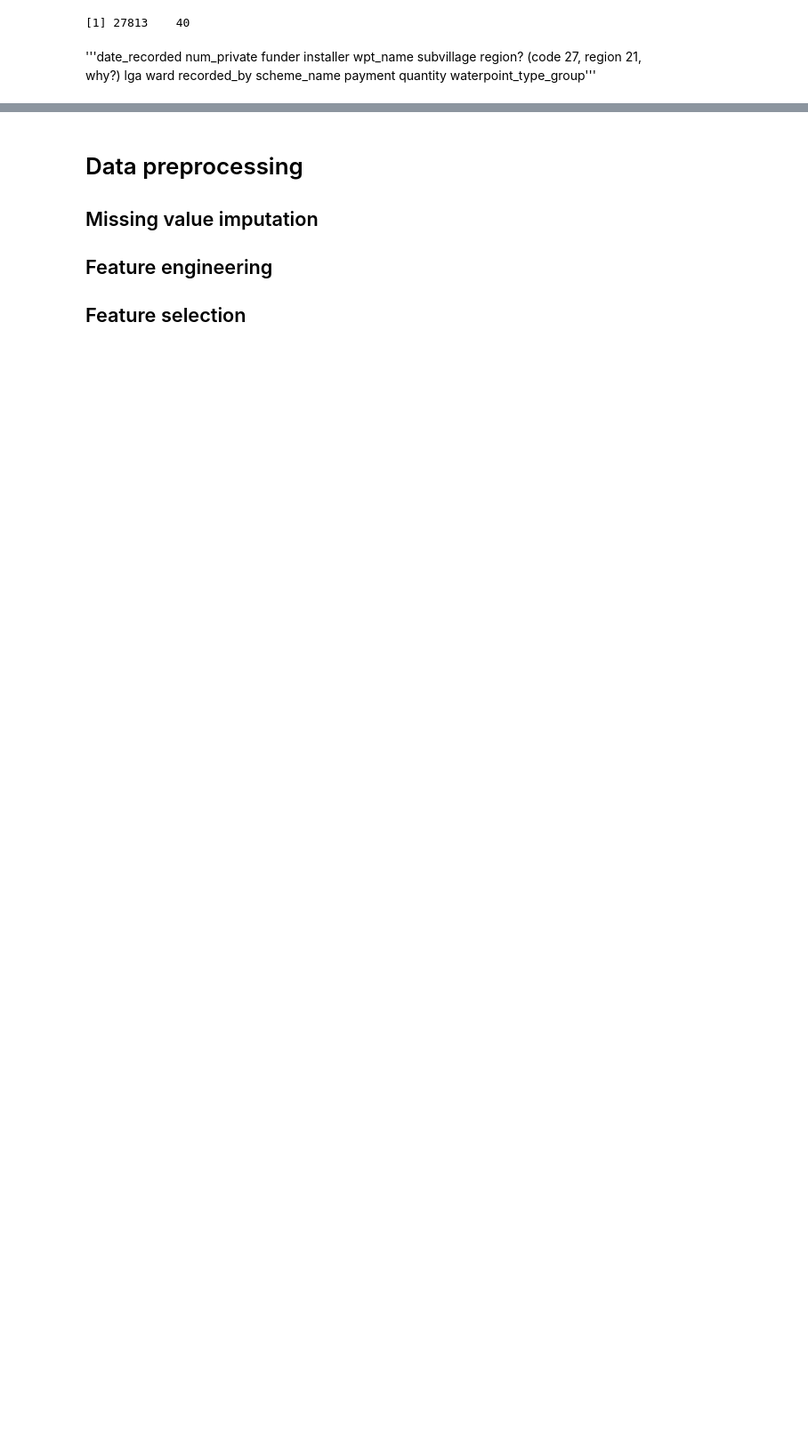
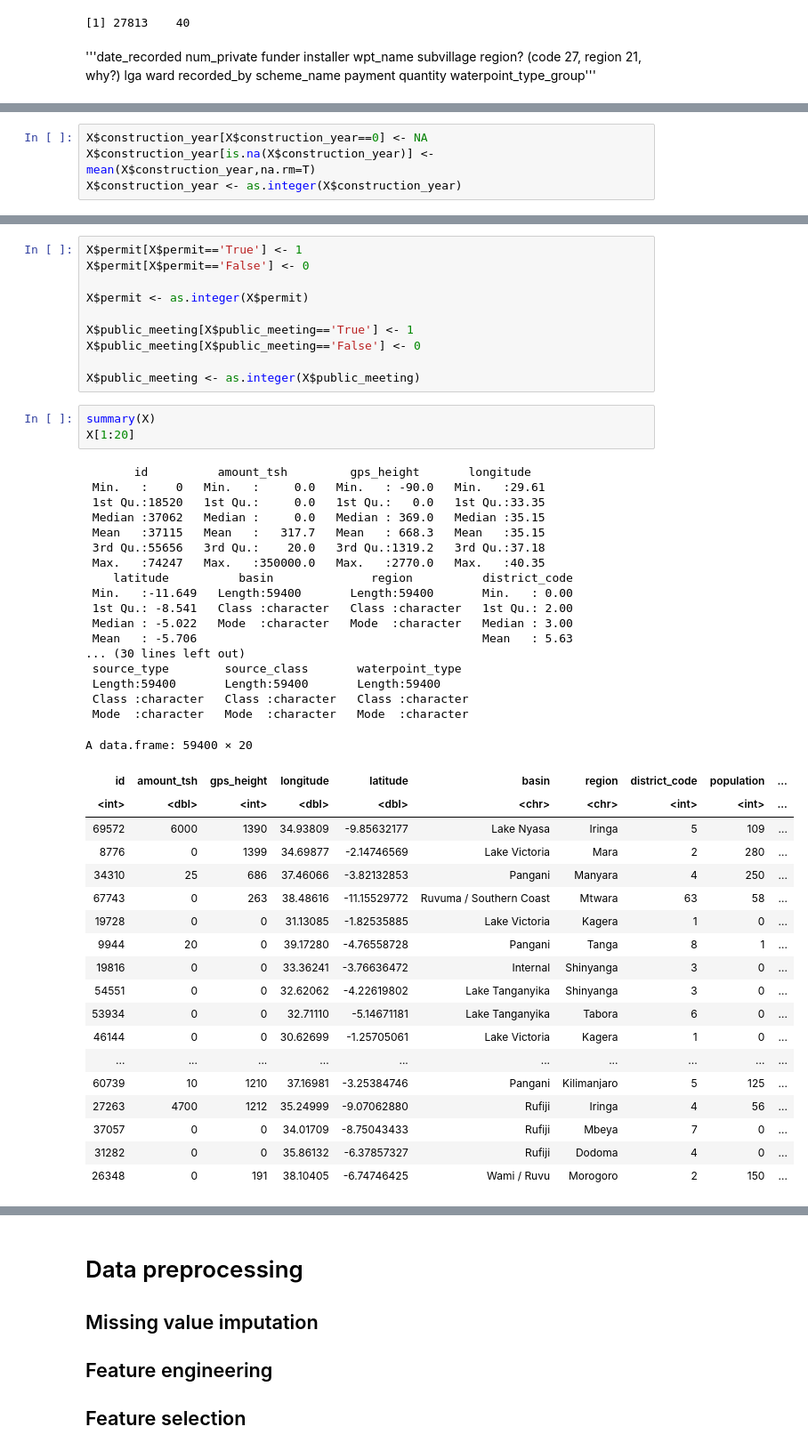
Before and after one commit to Maxlanglet/Projet_ML, a Jupyter notebook: ReportTemplate.ipynb, the cells around one changed output, grey strips where cells are left out. Shown: that part at 89% size. Cells and saved outputs as stored; diff of their text form; blank space fills up the shorter version.

```diff
--- a/ReportTemplate.ipynb
+++ b/ReportTemplate.ipynb
@@ -157,0 +221,4 @@ data1<-replace(dataset,dataset=='',NA)#Replaced to NA
+# %%
+X$construction_year[X$construction_year==0] <- NA
+X$construction_year[is.na(X$construction_year)] <- mean(X$construction_year,na.rm=T)
+X$construction_year <- as.integer(X$construction_year)
@@ -157,0 +234,50 @@ data1<-replace(dataset,dataset=='',NA)#Replaced to NA
+# %%
+X$permit[X$permit=='True'] <- 1
+X$permit[X$permit=='False'] <- 0
+
+X$permit <- as.integer(X$permit)
+
+X$public_meeting[X$public_meeting=='True'] <- 1
+X$public_meeting[X$public_meeting=='False'] <- 0
+
+X$public_meeting <- as.integer(X$public_meeting)
+# %%
+summary(X)
+X[1:20]
+# %% [output]
+       id          amount_tsh         gps_height       longitude
+ Min.   :    0   Min.   :     0.0   Min.   : -90.0   Min.   :29.61
+ 1st Qu.:18520   1st Qu.:     0.0   1st Qu.:   0.0   1st Qu.:33.35
+ Median :37062   Median :     0.0   Median : 369.0   Median :35.15
+ Mean   :37115   Mean   :   317.7   Mean   : 668.3   Mean   :35.15
+ 3rd Qu.:55656   3rd Qu.:    20.0   3rd Qu.:1319.2   3rd Qu.:37.18
+ Max.   :74247   Max.   :350000.0   Max.   :2770.0   Max.   :40.35
+    latitude          basin              region          district_code
+ Min.   :-11.649   Length:59400       Length:59400       Min.   : 0.00
+ 1st Qu.: -8.541   Class :character   Class :character   1st Qu.: 2.00
+ Median : -5.022   Mode  :character   Mode  :character   Median : 3.00
+ Mean   : -5.706                                         Mean   : 5.63
+... (30 lines left out)
+ source_type        source_class       waterpoint_type
+ Length:59400       Length:59400       Length:59400
+ Class :character   Class :character   Class :character
+ Mode  :character   Mode  :character   Mode  :character
+A data.frame: 59400 × 20
+| id | amount_tsh | gps_height | longitude | latitude | basin | region | district_code | population | ... |
+| <int> | <dbl> | <int> | <dbl> | <dbl> | <chr> | <chr> | <int> | <int> | ... |
+| 69572 | 6000 | 1390 | 34.93809 | -9.85632177 | Lake Nyasa | Iringa | 5 | 109 | ... |
+| 8776 | 0 | 1399 | 34.69877 | -2.14746569 | Lake Victoria | Mara | 2 | 280 | ... |
+| 34310 | 25 | 686 | 37.46066 | -3.82132853 | Pangani | Manyara | 4 | 250 | ... |
+| 67743 | 0 | 263 | 38.48616 | -11.15529772 | Ruvuma / Southern Coast | Mtwara | 63 | 58 | ... |
+| 19728 | 0 | 0 | 31.13085 | -1.82535885 | Lake Victoria | Kagera | 1 | 0 | ... |
+| 9944 | 20 | 0 | 39.17280 | -4.76558728 | Pangani | Tanga | 8 | 1 | ... |
+| 19816 | 0 | 0 | 33.36241 | -3.76636472 | Internal | Shinyanga | 3 | 0 | ... |
+| 54551 | 0 | 0 | 32.62062 | -4.22619802 | Lake Tanganyika | Shinyanga | 3 | 0 | ... |
+| 53934 | 0 | 0 | 32.71110 | -5.14671181 | Lake Tanganyika | Tabora | 6 | 0 | ... |
+| 46144 | 0 | 0 | 30.62699 | -1.25705061 | Lake Victoria | Kagera | 1 | 0 | ... |
+| ... | ... | ... | ... | ... | ... | ... | ... | ... | ... |
+| 60739 | 10 | 1210 | 37.16981 | -3.25384746 | Pangani | Kilimanjaro | 5 | 125 | ... |
+| 27263 | 4700 | 1212 | 35.24999 | -9.07062880 | Rufiji | Iringa | 4 | 56 | ... |
+| 37057 | 0 | 0 | 34.01709 | -8.75043433 | Rufiji | Mbeya | 7 | 0 | ... |
+| 31282 | 0 | 0 | 35.86132 | -6.37857327 | Rufiji | Dodoma | 4 | 0 | ... |
+| 26348 | 0 | 191 | 38.10405 | -6.74746425 | Wami / Ruvu | Morogoro | 2 | 150 | ... |
```
Also changed, not shown: parts of 17 cells of this notebook.
